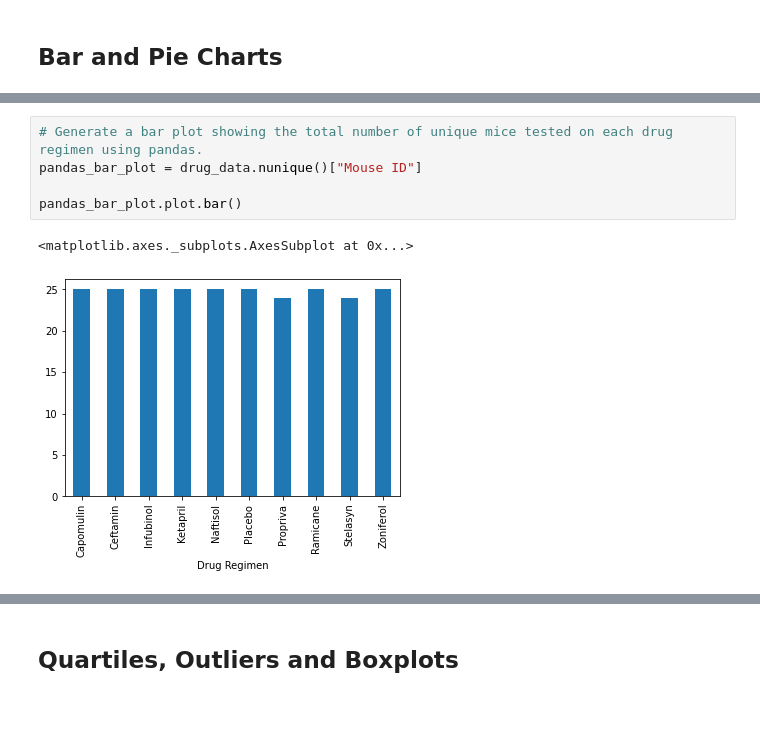
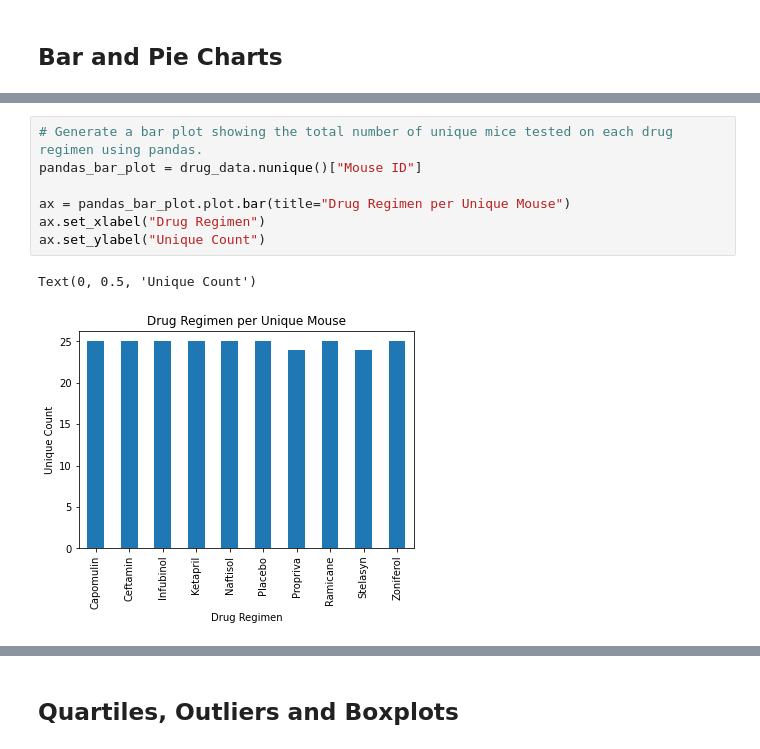
Before and after one commit to Nickfeliciano2/Matplotlib, a Jupyter notebook: Pymaceuticals/pymaceuticals_starter.ipynb, the cells around one changed output, grey strips where cells are left out. Cells and saved outputs as stored; diff of their text form; blank space fills up the shorter version.

```diff
--- a/Pymaceuticals/pymaceuticals_starter.ipynb
+++ b/Pymaceuticals/pymaceuticals_starter.ipynb
@@ -147,8 +150,10 @@ clean_df
 # %%
 # Generate a bar plot showing the total number of unique mice tested on each drug regimen using pandas.
 pandas_bar_plot = drug_data.nunique()["Mouse ID"]
 
-pandas_bar_plot.plot.bar()
+ax = pandas_bar_plot.plot.bar(title="Drug Regimen per Unique Mouse")
+ax.set_xlabel("Drug Regimen")
+ax.set_ylabel("Unique Count")
 # %% [output]
-<matplotlib.axes._subplots.AxesSubplot at 0x...>
+Text(0, 0.5, 'Unique Count')
-[figure, old version]
+[figure, new version]
```
Also changed, not shown: parts of 13 cells of this notebook.
